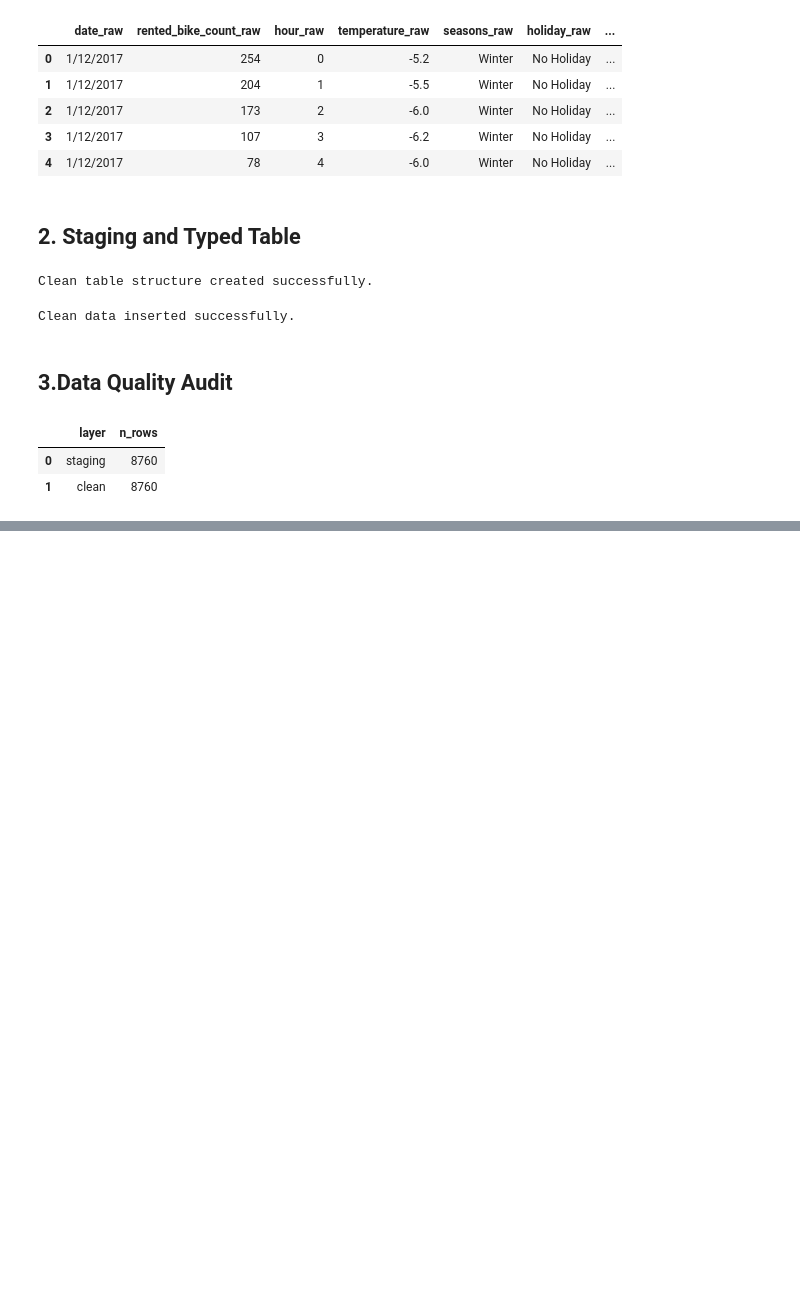
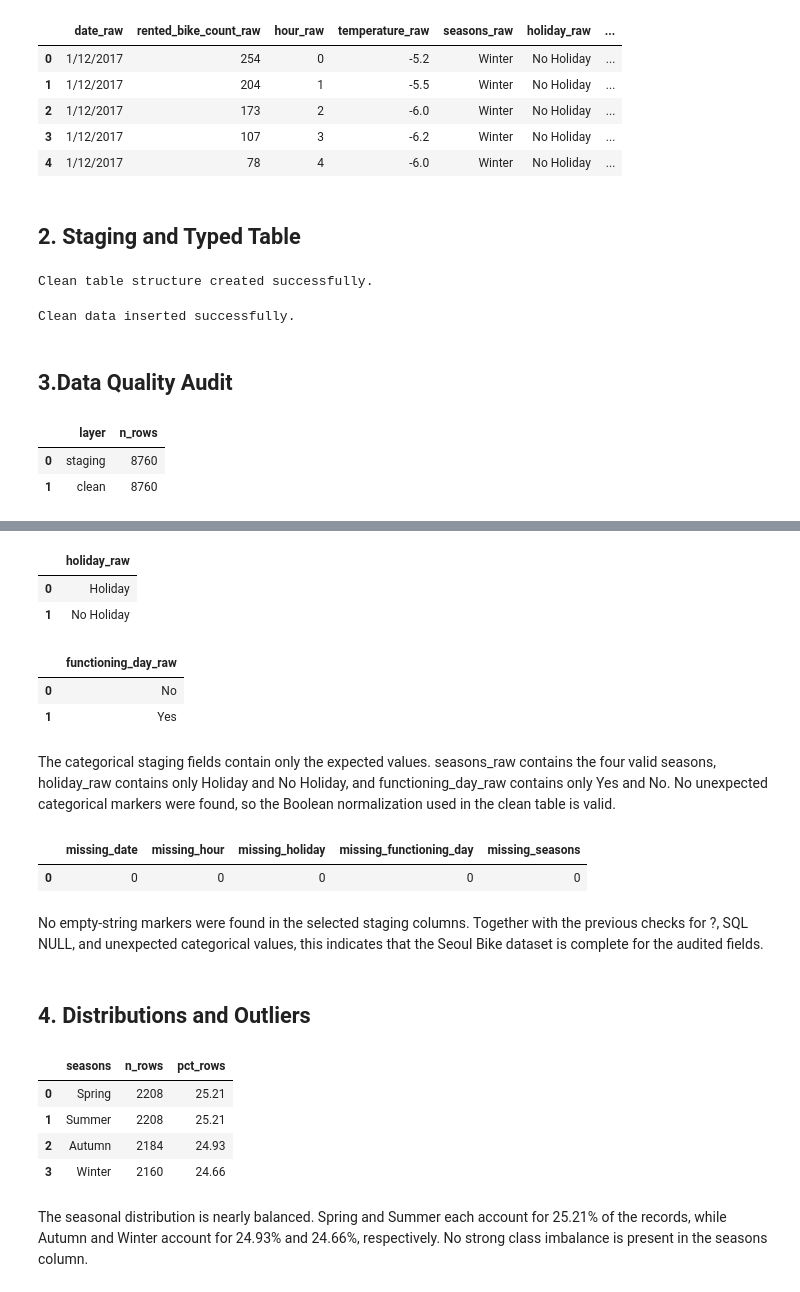
Before and after one commit to BorysZhyhalo/goit-rdb-hw-03, a Jupyter notebook: hw_3_data__loading_sql_dql.ipynb, the cells around one changed output, grey strips where cells are left out. Saved outputs shown, nothing was run; the diff lists cells and outputs as text; code cells hidden in the pictures; blank space fills up the shorter version.

```diff
--- a/hw_3_data__loading_sql_dql.ipynb
+++ b/hw_3_data__loading_sql_dql.ipynb
@@ -324,0 +424,80 @@ pd.read_sql("""
+# %%
+pd.read_sql("""
+    SELECT distinct holiday_raw
+    FROM hw3_bike_staging
+
+""", engine)
+# %% [output]
+|  | holiday_raw |
+| 0 | Holiday |
+| 1 | No Holiday |
+# %%
+pd.read_sql("""
+    SELECT distinct functioning_day_raw
+    FROM hw3_bike_staging
+
+""", engine)
+# %% [output]
+|  | functioning_day_raw |
+| 0 | No |
+| 1 | Yes |
+# %% [markdown]
+The categorical staging fields contain only the expected values. seasons_raw contains the four valid seasons, holiday_raw contains only Holiday and No Holiday, and functioning_day_raw contains only Yes and No. No unexpected categorical markers were found, so the Boolean normalization used in the clean table is valid.
+# %%
+pd.read_sql("""
+    SELECT
+        COUNT(*) FILTER (
+            WHERE NULLIF(TRIM(date_raw), '') IS NULL
+        ) AS missing_date,
+
+        COUNT(*) FILTER (
+            WHERE NULLIF(TRIM(hour_raw), '') IS NULL
+        ) AS missing_hour,
+
+
+        COUNT(*) FILTER (
+              WHERE NULLIF (TRIM(holiday_raw), '') IS NULL
+        ) AS missing_holiday,
+
+
+        COUNT(*) FILTER (
+              WHERE NULLIF(TRIM(functioning_day_raw), '') IS NULL
+        ) AS missing_functioning_day,
+
+
+        COUNT(*) FILTER (
+              WHERE NULLIF(TRIM(seasons_raw), '') IS NULL
+        ) AS missing_seasons
+
+        FROM hw3_bike_staging;
+
+""", engine)
+# %% [output]
+|  | missing_date | missing_hour | missing_holiday | missing_functioning_day | missing_seasons |
+| 0 | 0 | 0 | 0 | 0 | 0 |
+# %% [markdown]
+No empty-string markers were found in the selected staging columns. Together with the previous checks for ?, SQL NULL, and unexpected categorical values, this indicates that the Seoul Bike dataset is complete for the audited fields.
+# %% [markdown]
+## 4. Distributions and Outliers
+# %%
+pd.read_sql("""
+    SELECT
+        seasons,
+        COUNT(*) AS n_rows,
+        ROUND(
+            COUNT(*) * 100.0 / SUM(COUNT(*)) OVER (),
+            2
+        ) AS pct_rows
+    FROM hw3_bike_clean
+    GROUP BY seasons
+    ORDER BY n_rows DESC, seasons
+    LIMIT 10;
+""", engine)
+# %% [output]
+|  | seasons | n_rows | pct_rows |
+| 0 | Spring | 2208 | 25.21 |
+| 1 | Summer | 2208 | 25.21 |
+| 2 | Autumn | 2184 | 24.93 |
+| 3 | Winter | 2160 | 24.66 |
+# %% [markdown]
+The seasonal distribution is nearly balanced. Spring and Summer each account for 25.21% of the records, while Autumn and Winter account for 24.93% and 24.66%, respectively. No strong class imbalance is present in the seasons column.
```
Also changed, not shown: parts of 9 cells of this notebook.
